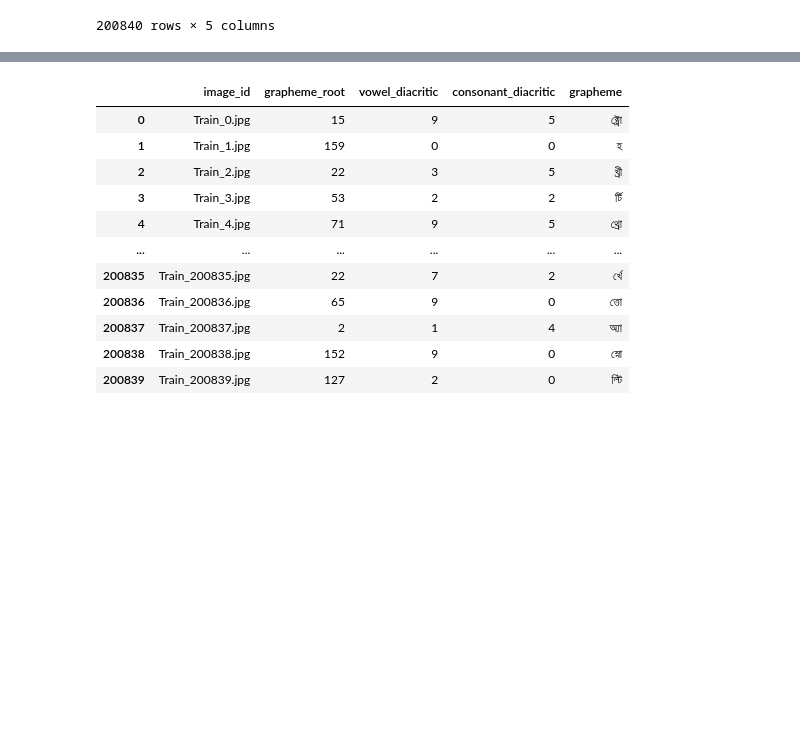
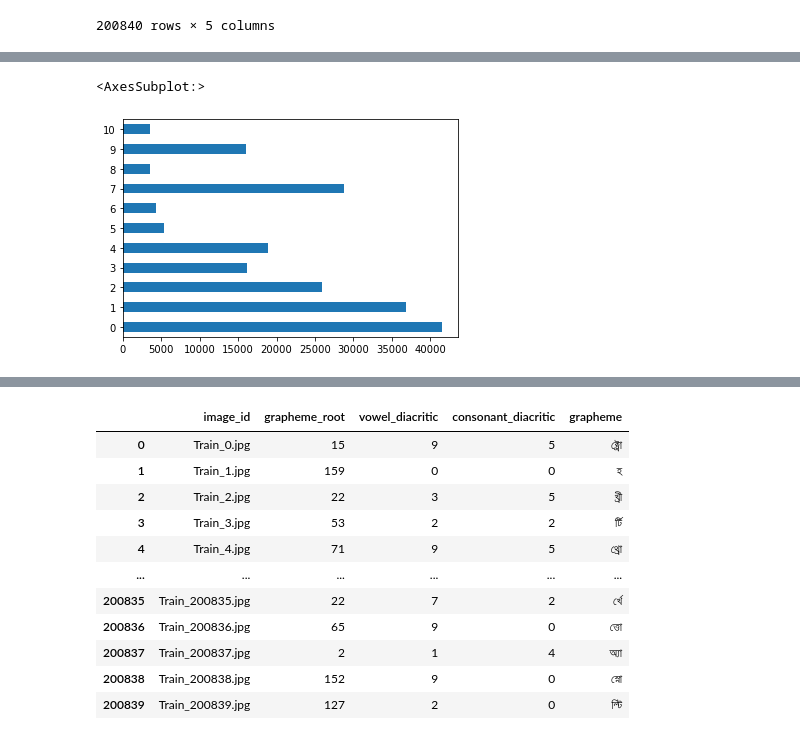
Before and after one commit to bethsung1011/capstone_2, a Jupyter notebook: src/3_29_2021_dry_run.ipynb, the cells around one changed output, grey strips where cells are left out. Saved outputs shown, nothing was run; the diff lists cells and outputs as text; code cells hidden in the pictures; blank space fills up the shorter version.

```diff
--- a/src/3_29_2021_dry_run.ipynb
+++ b/src/3_29_2021_dry_run.ipynb
@@ -52,0 +63,5 @@ df_index
+# %%
+df_index['vowel_diacritic'].value_counts().sort_index().plot.barh()
+# %% [output]
+<AxesSubplot:>
+[figure, added]
```
Also changed, not shown: parts of 11 cells of this notebook, 1 other file.
